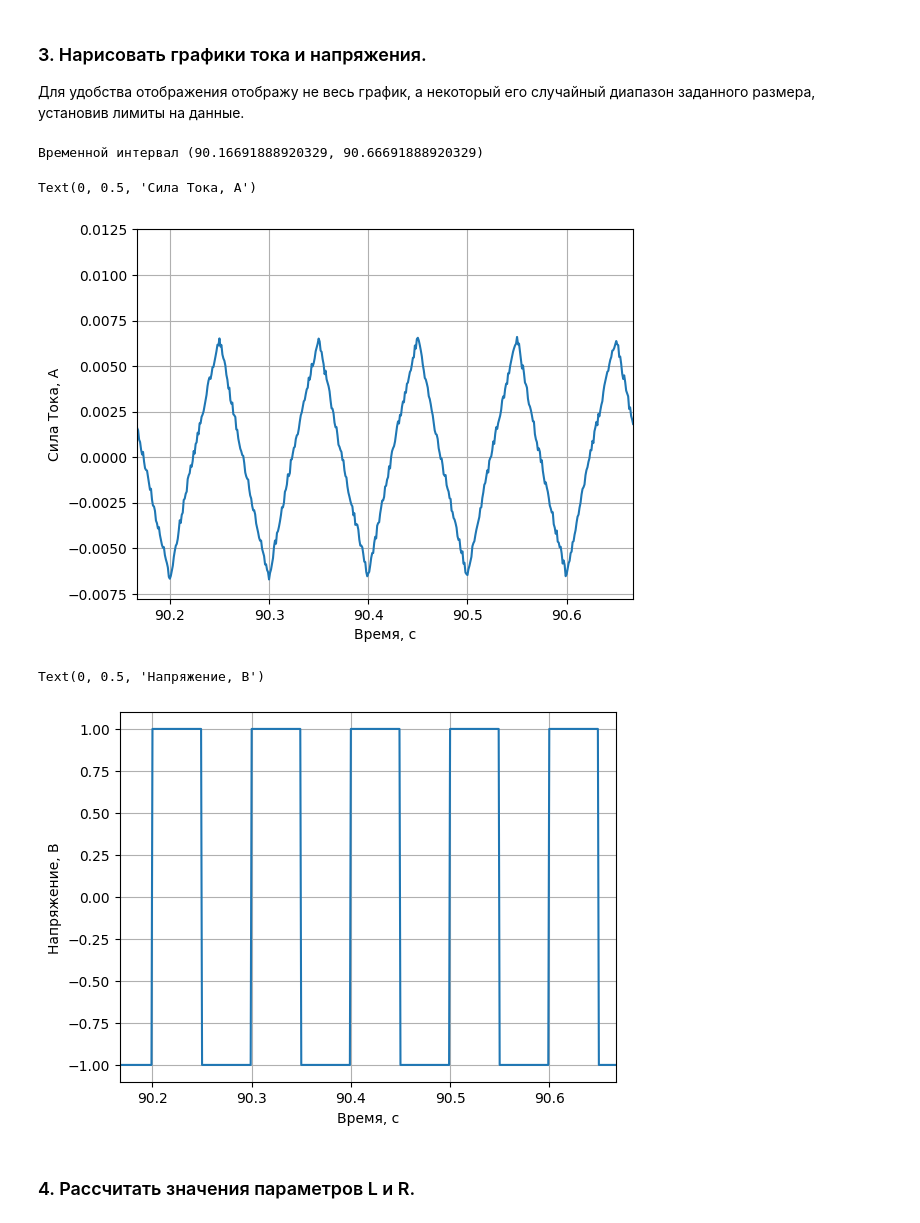
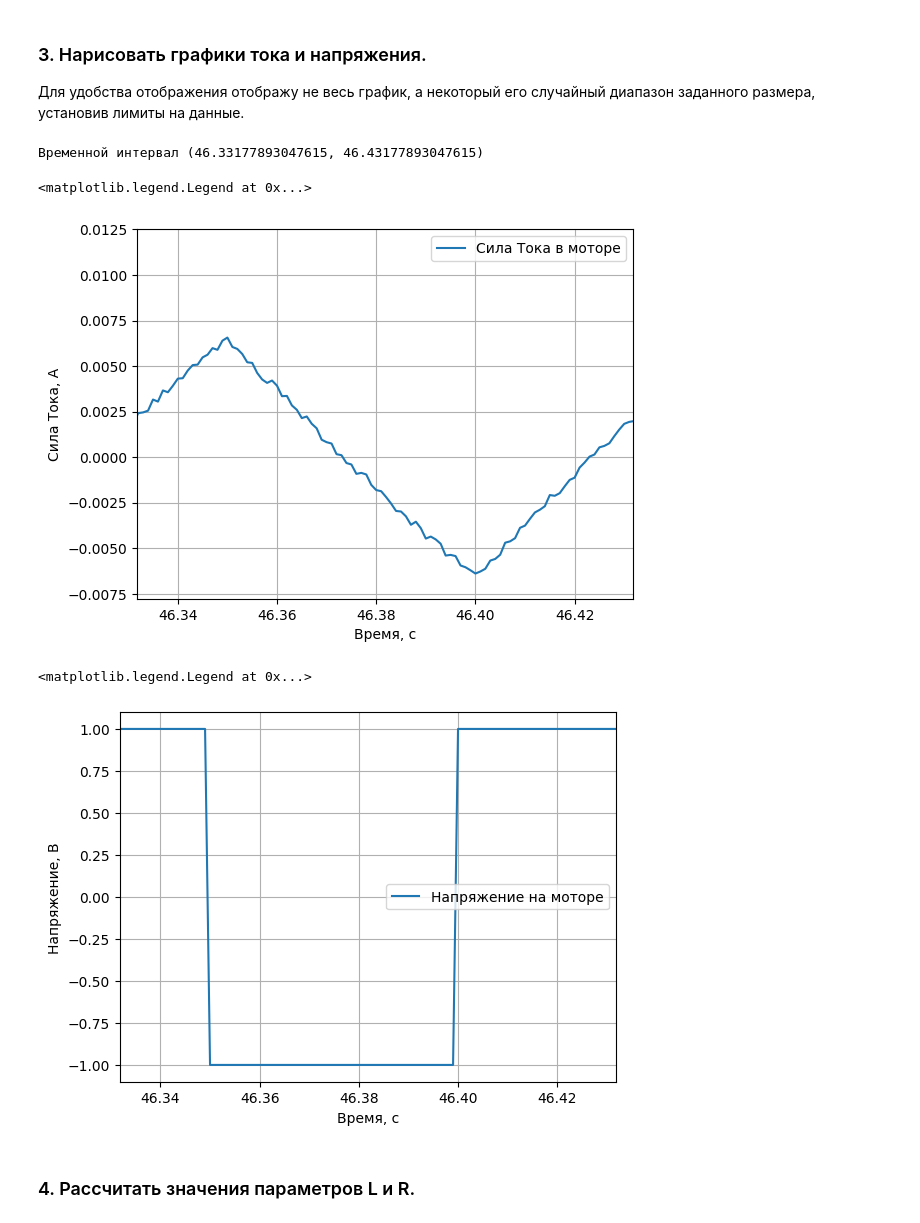
Before and after one commit to d3dx13/CyberPhysical-Systems-and-Technologies-2022, a Jupyter notebook: lab1/lab1.ipynb, the cells around one changed output. Cells and saved outputs as stored; diff of their text form; code cells hidden in the pictures.

```diff
--- a/lab1/lab1.ipynb
+++ b/lab1/lab1.ipynb
@@ -37,32 +37,34 @@ Dataset: testLab1Var7.csv
 """
 Размер интервала
 """
-time_period = 0.5
+time_period = 0.1
 # %%
 time_interval = random.random() * (dataset_dict["time"][-1] - time_period)
 time_interval = (time_interval, time_interval + time_period)
 
 print(f"Временной интервал {time_interval}")
 # %% [output]
-Временной интервал (90.16691888920329, 90.66691888920329)
+Временной интервал (46.33177893047615, 46.43177893047615)
 # %%
 plt.plot(dataset_dict["time"], dataset_dict["current"])
 plt.xlim(time_interval)
 plt.grid()
 plt.xlabel('Время, с')
 plt.ylabel('Сила Тока, А')
+plt.legend(["Сила Тока в моторе"])
 # %% [output]
-Text(0, 0.5, 'Сила Тока, А')
+<matplotlib.legend.Legend at 0x...>
-[figure, old version]
+[figure, new version]
 # %%
 plt.plot(dataset_dict["time"], dataset_dict["voltage"])
 plt.xlim(time_interval)
 plt.grid()
 plt.xlabel('Время, с')
 plt.ylabel('Напряжение, В')
+plt.legend(["Напряжение на моторе"])
 # %% [output]
-Text(0, 0.5, 'Напряжение, В')
+<matplotlib.legend.Legend at 0x...>
-[figure, old version]
+[figure, new version]
 # %% [markdown]
 ### 4. Рассчитать значения параметров L и R.
 # %% [markdown]
```
Also changed, not shown: parts of 21 cells of this notebook, 9 other files.
